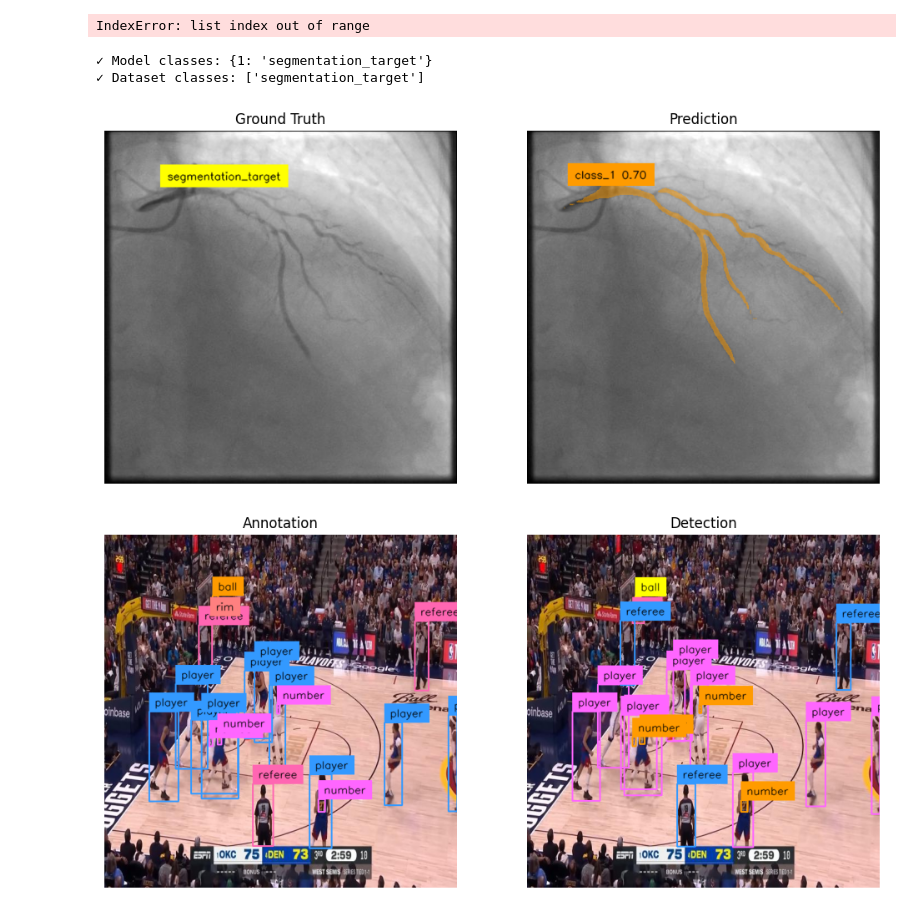
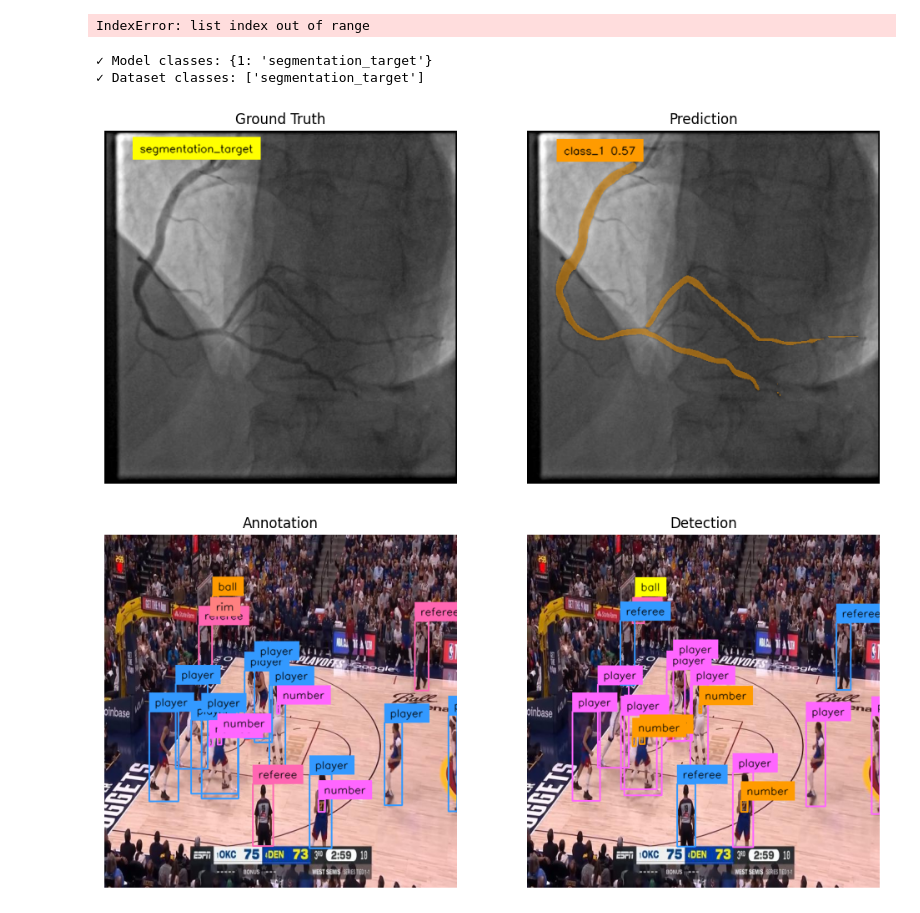
Before and after one commit to szuhow/notebooks, a Jupyter notebook: notebooks/how-to-finetune-rf-detr-on-detection-dataset.ipynb, the cells around one changed output. Saved outputs shown, nothing was run; the diff lists cells and outputs as text; code cells hidden in the pictures.

```diff
--- a/notebooks/how-to-finetune-rf-detr-on-detection-dataset.ipynb
+++ b/notebooks/how-to-finetune-rf-detr-on-detection-dataset.ipynb
@@ -380,0 +449,29 @@ for path, image, annotations in tqdm(ds):
+# %%
+import matplotlib.pyplot as plt
+import numpy as np
+
+# Zakładamy, że mask ma kształt (512, 512, 28)
+num_masks = mask.shape[-1]
+cols = 7  # liczba kolumn w siatce
+rows = (num_masks // cols) + (1 if num_masks % cols != 0 else 0)
+
+fig, axes = plt.subplots(rows, cols, figsize=(20, 3 * rows))
+fig.suptitle(f'Przegląd wszystkich masek (łącznie: {num_masks})', fontsize=20)
+
+axes = axes.flatten()
+
+for i in range(num_masks):
+    # Pobieramy i-tą maskę
+    single_mask = mask[:, :, i]
+
+    # Wyświetlamy
+    im = axes[i].imshow(single_mask, cmap='viridis')
+    axes[i].set_title(f'Maska {i}', fontsize=10)
+    axes[i].axis('off')
+
+# Ukrywamy puste podwykresy, jeśli 28 nie dzieli się idealnie przez liczbę kolumn
+for j in range(i + 1, len(axes)):
+    axes[j].axis('off')
+
+plt.tight_layout(rect=[0, 0.03, 1, 0.95])
+plt.show()
@@ -654,16 +1121,16 @@ import torch
 gc.collect()
 torch.cuda.empty_cache()
 
-from rfdetr import RFDETRSegPreview
+from rfdetr import RFDETRSegLarge
 
 # ✅ ZAŁADUJ PRETRAINED MODEL
-model = RFDETRSegPreview(
+model = RFDETRSegLarge(
     load_pretrain=True,  # ✅ Załaduj wagi pretrained
-    pretrained_weights="rf-detr-seg-preview.pt"  # Domyślna wartość
+    pretrained_weights="rf-detr-seg-large.pt"  # Domyślna wartość
 )
 
 model.train(
-    dataset_dir="/content/arcade_coco_dataset_seg",
+    dataset_dir="./arcade_coco_dataset_seg",
     epochs=8,
     batch_size=1,
     grad_accum_steps=16,
@@ -764,11 +1232,11 @@ sv.plot_images_grid(images=[annotation_image, detections_image], grid_size=(1, 2
 WARNING:rfdetr.detr:Model is not optimized for inference. Latency may be higher than expected. You can optimize the model for inference by calling model.optimize_for_inference().
 IndexError: list index out of range
 # %%
-from rfdetr import RFDETRSegNano
+from rfdetr import RFDETRSegLarge
 import supervision as sv
 from PIL import Image
 
-path, image, annotations = ds[103]
+path, image, annotations = ds[50]
 image = Image.open(path).convert('RGB')
 
 detections = model.predict(image, threshold=0.5)
@@ -795,34 +1263,34 @@ label_annotator = sv.LabelAnnotator(
 )
 
 # ✅ UŻYJ NAZW KLAS Z MODELU
 annotations_labels = [
     model_classes.get(class_id + 1, ds.classes[class_id] if class_id < len(ds.classes) else f"class_{class_id}")
     for class_id in annotations.class_id
 ]
 
 detections_labels = [
     f"{model_classes.get(class_id + 1, f'class_{class_id}')} {confidence:.2f}"
     for class_id, confidence in zip(detections.class_id, detections.confidence)
 ]
 
 # Wizualizacja
 annotation_image = image.copy()
 annotation_image = mask_annotator.annotate(annotation_image, annotations)
 annotation_image = label_annotator.annotate(annotation_image, annotations, annotations_labels)
 
 detections_image = image.copy()
 detections_image = mask_annotator.annotate(detections_image, detections)
 detections_image = label_annotator.annotate(detections_image, detections, detections_labels)
 
 sv.plot_images_grid(
     images=[annotation_image, detections_image],
     grid_size=(1, 2),
     titles=["Ground Truth", "Prediction"]
 )
 # %% [output]
 ✓ Model classes: {1: 'segmentation_target'}
 ✓ Dataset classes: ['segmentation_target']
-[figure, old version]
+[figure, new version]
 # %%
 !pip install -q inference
 # %%
```
Also changed, not shown: parts of 14 cells of this notebook.
